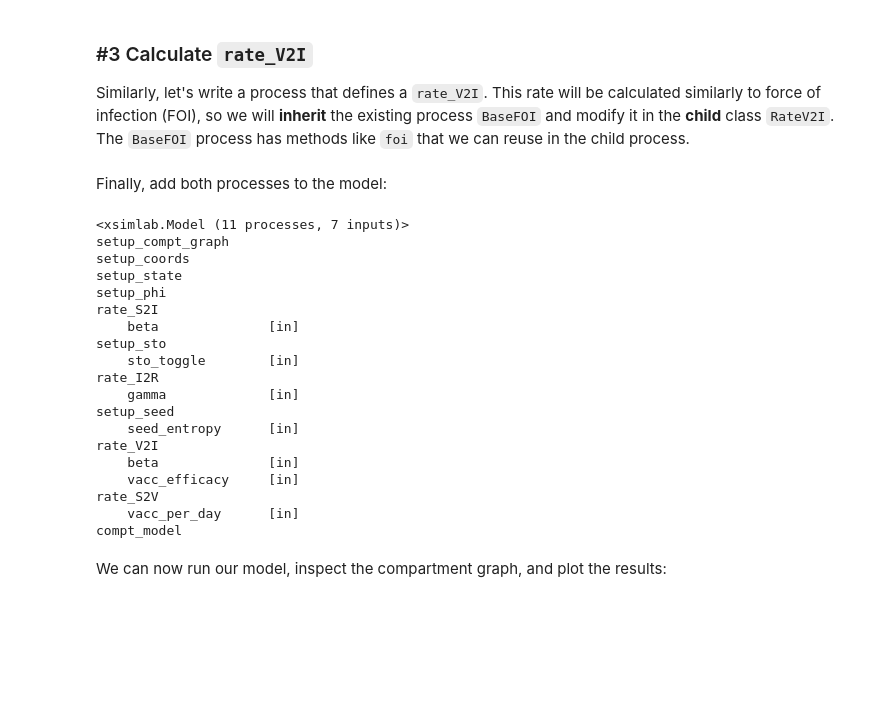
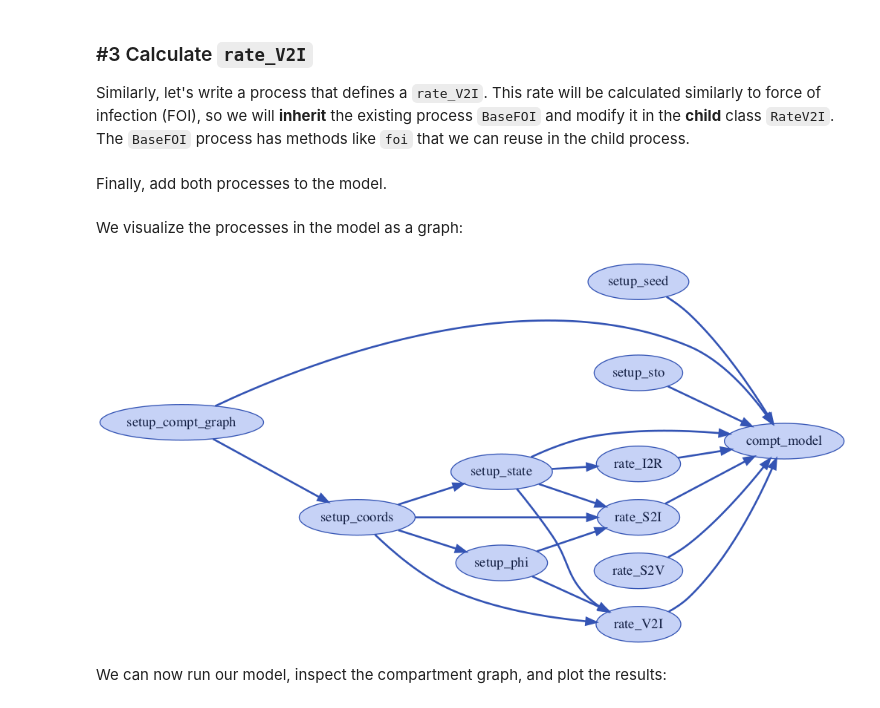
Before and after one commit to UT-Covid/episimlab, a Jupyter notebook: examples/example_sirv.ipynb, the cells around one changed output. Saved outputs shown, nothing was run; the diff lists cells and outputs as text; code cells hidden in the pictures; blank space fills up the shorter version.

```diff
--- a/examples/example_sirv.ipynb
+++ b/examples/example_sirv.ipynb
@@ -277,32 +276,17 @@ class RateV2I(BaseFOI):
 # %% [markdown]
-Finally, add both processes to the model:
+Finally, add both processes to the model.
 # %%
 sirv_model = sirv_model.update_processes({
     'setup_compt_graph': CustomSetupComptGraph,
     'rate_S2V': RateS2V,
     'rate_V2I': RateV2I
 })
-sirv_model
-# %% [output]
-<xsimlab.Model (11 processes, 7 inputs)>
-setup_compt_graph
-setup_coords
-setup_state
-setup_phi
-rate_S2I
-    beta              [in]
-setup_sto
-    sto_toggle        [in]
-rate_I2R
-    gamma             [in]
-setup_seed
-    seed_entropy      [in]
-rate_V2I
-    beta              [in]
-    vacc_efficacy     [in]
-rate_S2V
-    vacc_per_day      [in]
-compt_model
+# %% [markdown]
+We visualize the processes in the model as a graph:
+# %%
+sirv_model.visualize()
+# %% [output]
+[figure, added]
 # %% [markdown]
 We can now run our model, inspect the compartment graph, and plot the results:
 # %%
```
Also changed, not shown: parts of 30 cells of this notebook, 1 other file.
